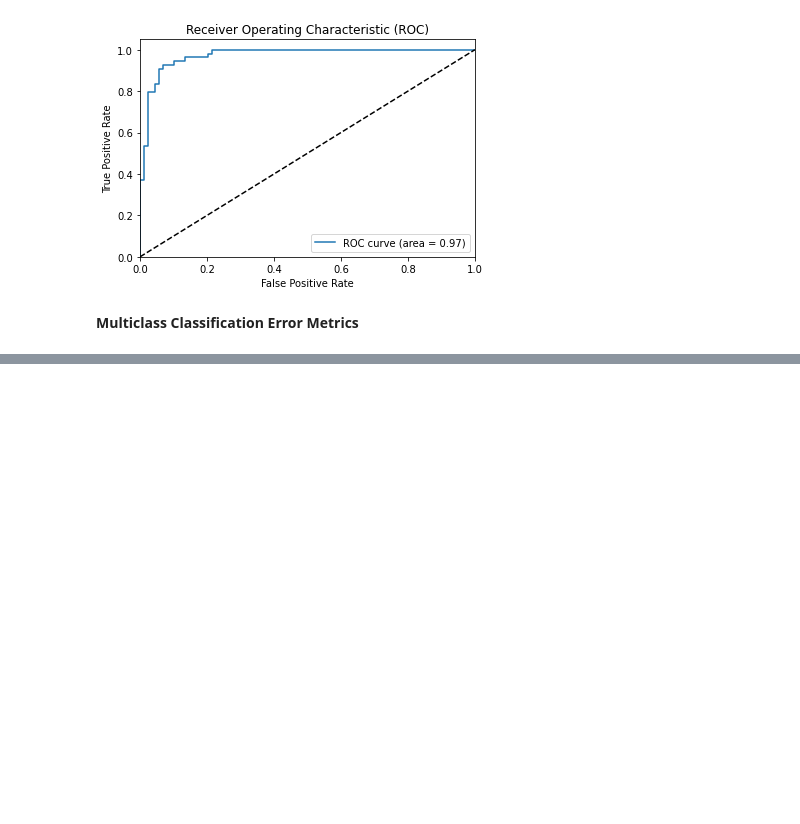
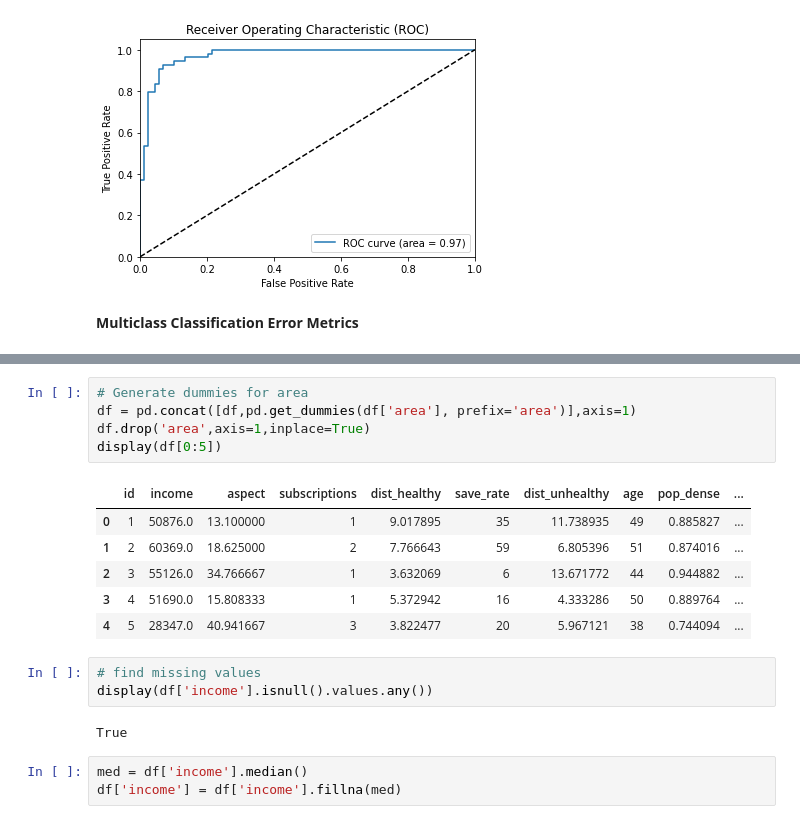
Before and after one commit to PorasS/AI, a Jupyter notebook: MulticlassClassiROCAUC.ipynb, the cells around one changed output, grey strips where cells are left out. Cells and saved outputs as stored; diff of their text form; blank space fills up the shorter version.

```diff
--- a/MulticlassClassiROCAUC.ipynb
+++ b/MulticlassClassiROCAUC.ipynb
@@ -158,0 +186,20 @@ plot_roc(pred,y_test)
+# %%
+# Generate dummies for area
+df = pd.concat([df,pd.get_dummies(df['area'], prefix='area')],axis=1)
+df.drop('area',axis=1,inplace=True)
+display(df[0:5])
+# %% [output]
+|  | id | income | aspect | subscriptions | dist_healthy | save_rate | dist_unhealthy | age | pop_dense | ... |
+| 0 | 1 | 50876.0 | 13.100000 | 1 | 9.017895 | 35 | 11.738935 | 49 | 0.885827 | ... |
+| 1 | 2 | 60369.0 | 18.625000 | 2 | 7.766643 | 59 | 6.805396 | 51 | 0.874016 | ... |
+| 2 | 3 | 55126.0 | 34.766667 | 1 | 3.632069 | 6 | 13.671772 | 44 | 0.944882 | ... |
+| 3 | 4 | 51690.0 | 15.808333 | 1 | 5.372942 | 16 | 4.333286 | 50 | 0.889764 | ... |
+| 4 | 5 | 28347.0 | 40.941667 | 3 | 3.822477 | 20 | 5.967121 | 38 | 0.744094 | ... |
+# %%
+# find missing values
+display(df['income'].isnull().values.any())
+# %% [output]
+True
+# %%
+med = df['income'].median()
+df['income'] = df['income'].fillna(med)
```
Also changed, not shown: parts of 5 cells of this notebook.
